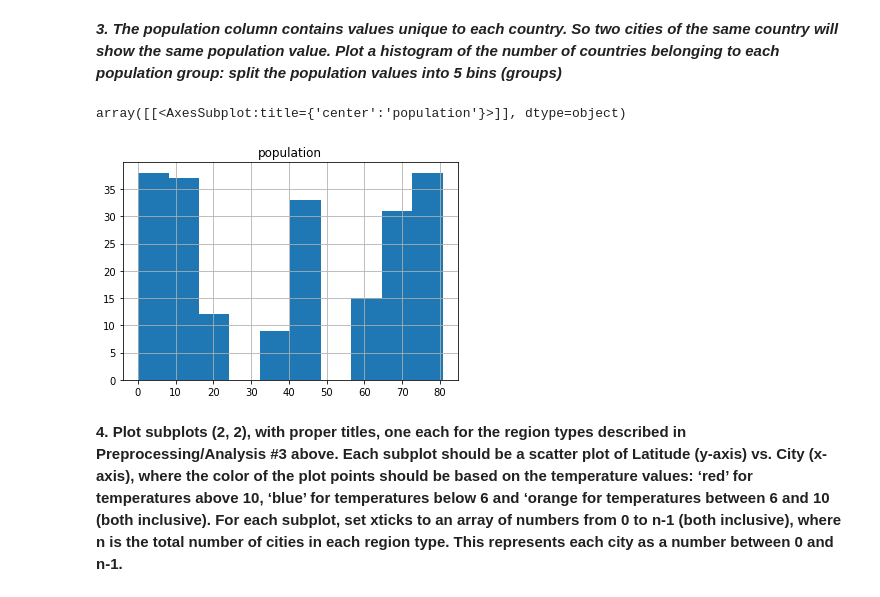
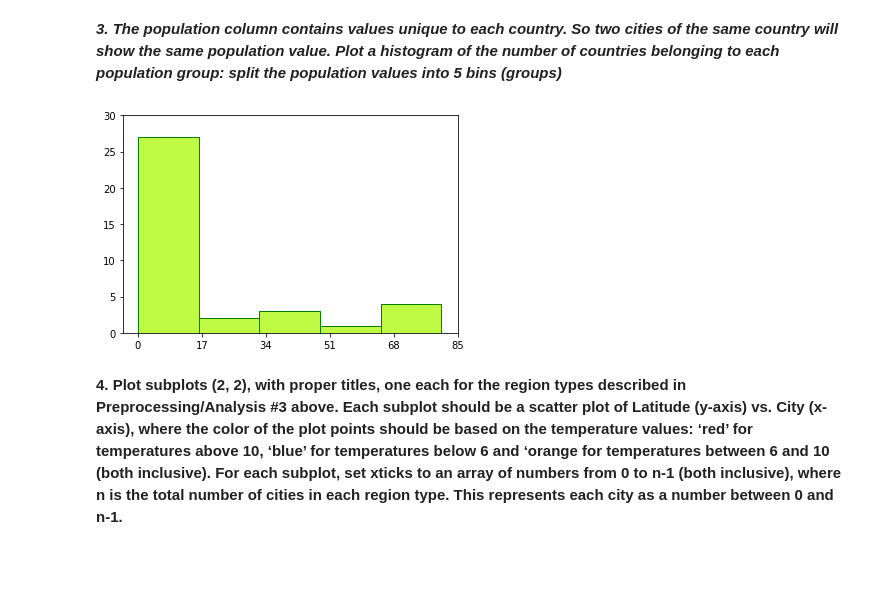
Before and after one commit to Sameerahmed786/CS210Spring2022, a Jupyter notebook: eucities_temps.ipynb, the cells around one changed output. Saved outputs shown, nothing was run; the diff lists cells and outputs as text; code cells hidden in the pictures; blank space fills up the shorter version.

```diff
--- a/eucities_temps.ipynb
+++ b/eucities_temps.ipynb
@@ -108,10 +131,14 @@ plt.show()
 # %% [markdown]
 ***3. The population column contains values unique to each country. So two cities of the same country will show the same population value. Plot a histogram of the number of countries belonging to each population group: split the population values into 5 bins (groups)***
 # %%
-eutempdf.hist(column='population')
+# plt.hist(eutempdf['population'].unique(), bins=5)
+plt.figure(figsize=(6, 4))
+plt.hist(eutempdf['population'].unique(),bins=5,color='#bffa45',edgecolor='green')
+plt.yticks(range(0,31, 5))
+plt.xticks(range(0, 86, 17))
+plt.show()
 # %% [output]
-array([[<AxesSubplot:title={'center':'population'}>]], dtype=object)
-[figure, old version]
+[figure, new version]
 # %% [markdown]
 **4. Plot subplots (2, 2), with proper titles, one each for the region types described in Preprocessing/Analysis #3 above.
 Each subplot should be a scatter plot of Latitude (y-axis) vs. City (x-axis), where the color of the plot points should be based on the temperature values: ‘red’ for temperatures above 10, ‘blue’ for temperatures below 6 and ‘orange for temperatures between 6 and 10 (both inclusive). For each subplot, set xticks to an array of numbers from 0 to n-1 (both inclusive), where n is the total number of cities in each region type. This represents each city as a number between 0 and n-1.**
```
Also changed, not shown: parts of 2 cells of this notebook, 1 other file.
